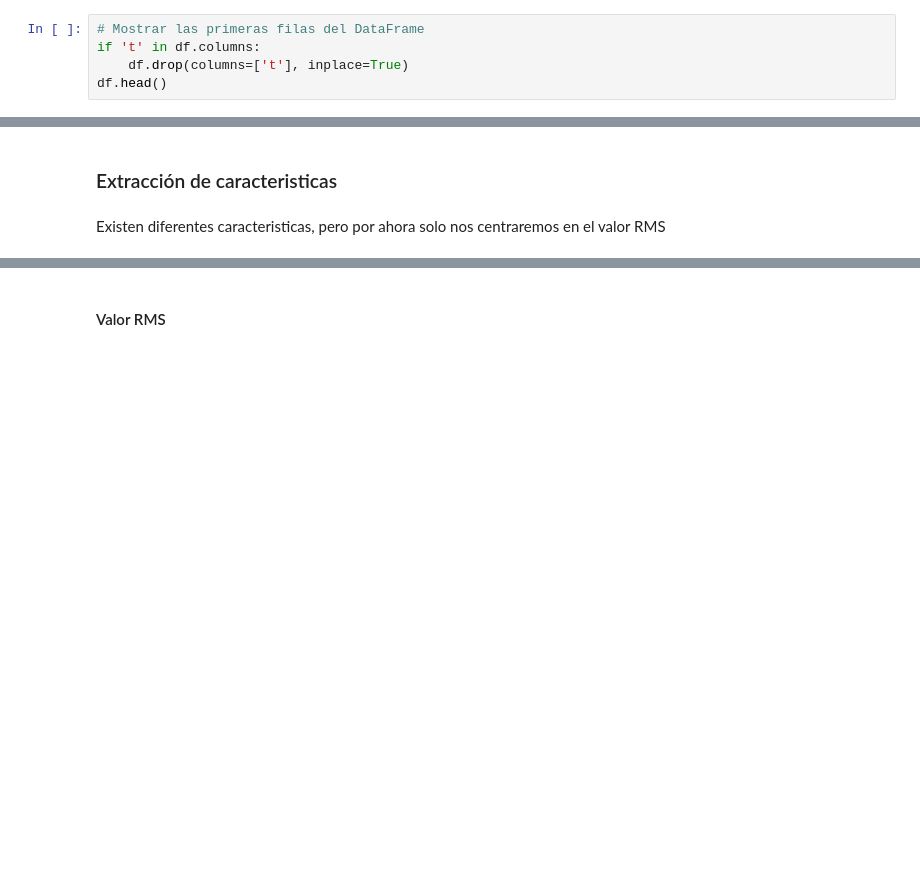
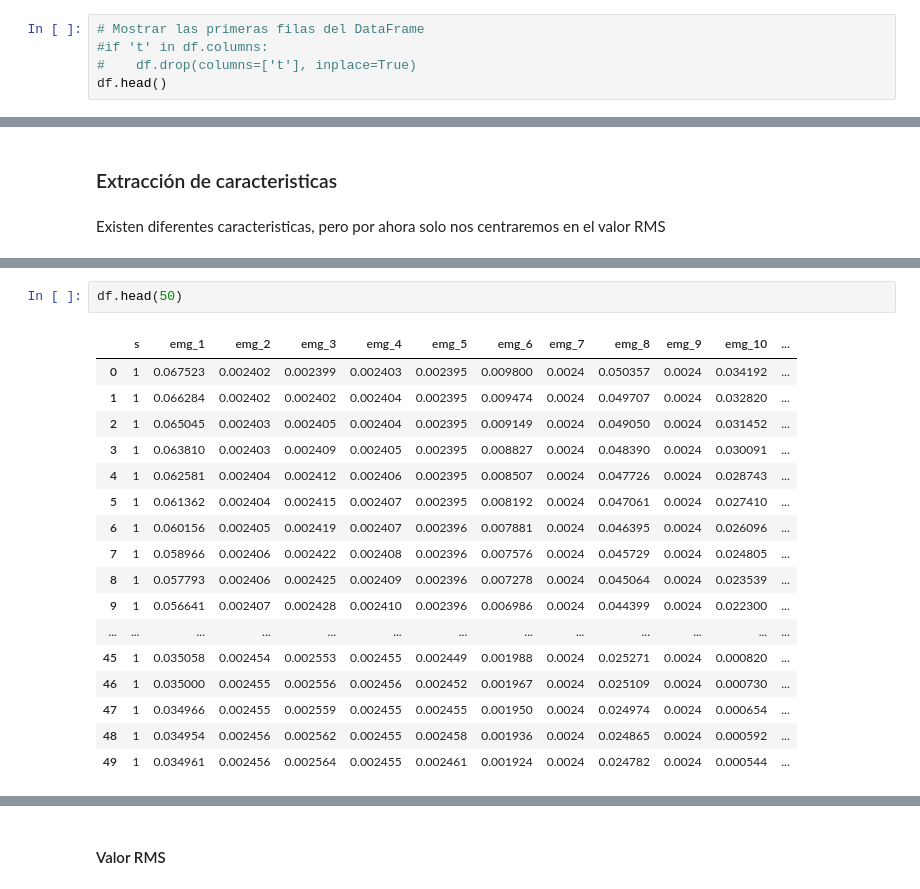
Before and after one commit to repos-especializacion-UdeA/data-raw, a Jupyter notebook: notebooks/features_extraction.ipynb, the cells around one changed output, grey strips where cells are left out. Cells and saved outputs as stored; diff of their text form; blank space fills up the shorter version.

```diff
--- a/notebooks/features_extraction.ipynb
+++ b/notebooks/features_extraction.ipynb
@@ -138,8 +172,8 @@ df = pd.read_csv(DATASETS_PATH + filter_dataset_csv)
 A continuación se verifica la carga del dataset:
 # %%
 # Mostrar las primeras filas del DataFrame
-if 't' in df.columns:
-    df.drop(columns=['t'], inplace=True)
+#if 't' in df.columns:
+#    df.drop(columns=['t'], inplace=True)
 df.head()
 # %% [output]
 |  | s | emg_1 | emg_2 | emg_3 | emg_4 | emg_5 | emg_6 | emg_7 | emg_8 | emg_9 | emg_10 | ... |
@@ -216,0 +265,20 @@ Existen diferentes caracteristicas, pero por ahora solo nos centraremos en el va
+# %%
+df.head(50)
+# %% [output]
+|  | s | emg_1 | emg_2 | emg_3 | emg_4 | emg_5 | emg_6 | emg_7 | emg_8 | emg_9 | emg_10 | ... |
+| 0 | 1 | 0.067523 | 0.002402 | 0.002399 | 0.002403 | 0.002395 | 0.009800 | 0.0024 | 0.050357 | 0.0024 | 0.034192 | ... |
+| 1 | 1 | 0.066284 | 0.002402 | 0.002402 | 0.002404 | 0.002395 | 0.009474 | 0.0024 | 0.049707 | 0.0024 | 0.032820 | ... |
+| 2 | 1 | 0.065045 | 0.002403 | 0.002405 | 0.002404 | 0.002395 | 0.009149 | 0.0024 | 0.049050 | 0.0024 | 0.031452 | ... |
+| 3 | 1 | 0.063810 | 0.002403 | 0.002409 | 0.002405 | 0.002395 | 0.008827 | 0.0024 | 0.048390 | 0.0024 | 0.030091 | ... |
+| 4 | 1 | 0.062581 | 0.002404 | 0.002412 | 0.002406 | 0.002395 | 0.008507 | 0.0024 | 0.047726 | 0.0024 | 0.028743 | ... |
+| 5 | 1 | 0.061362 | 0.002404 | 0.002415 | 0.002407 | 0.002395 | 0.008192 | 0.0024 | 0.047061 | 0.0024 | 0.027410 | ... |
+| 6 | 1 | 0.060156 | 0.002405 | 0.002419 | 0.002407 | 0.002396 | 0.007881 | 0.0024 | 0.046395 | 0.0024 | 0.026096 | ... |
+| 7 | 1 | 0.058966 | 0.002406 | 0.002422 | 0.002408 | 0.002396 | 0.007576 | 0.0024 | 0.045729 | 0.0024 | 0.024805 | ... |
+| 8 | 1 | 0.057793 | 0.002406 | 0.002425 | 0.002409 | 0.002396 | 0.007278 | 0.0024 | 0.045064 | 0.0024 | 0.023539 | ... |
+| 9 | 1 | 0.056641 | 0.002407 | 0.002428 | 0.002410 | 0.002396 | 0.006986 | 0.0024 | 0.044399 | 0.0024 | 0.022300 | ... |
+| ... | ... | ... | ... | ... | ... | ... | ... | ... | ... | ... | ... | ... |
+| 45 | 1 | 0.035058 | 0.002454 | 0.002553 | 0.002455 | 0.002449 | 0.001988 | 0.0024 | 0.025271 | 0.0024 | 0.000820 | ... |
+| 46 | 1 | 0.035000 | 0.002455 | 0.002556 | 0.002456 | 0.002452 | 0.001967 | 0.0024 | 0.025109 | 0.0024 | 0.000730 | ... |
+| 47 | 1 | 0.034966 | 0.002455 | 0.002559 | 0.002455 | 0.002455 | 0.001950 | 0.0024 | 0.024974 | 0.0024 | 0.000654 | ... |
+| 48 | 1 | 0.034954 | 0.002456 | 0.002562 | 0.002455 | 0.002458 | 0.001936 | 0.0024 | 0.024865 | 0.0024 | 0.000592 | ... |
+| 49 | 1 | 0.034961 | 0.002456 | 0.002564 | 0.002455 | 0.002461 | 0.001924 | 0.0024 | 0.024782 | 0.0024 | 0.000544 | ... |
```
Also changed, not shown: parts of 53 cells of this notebook.
